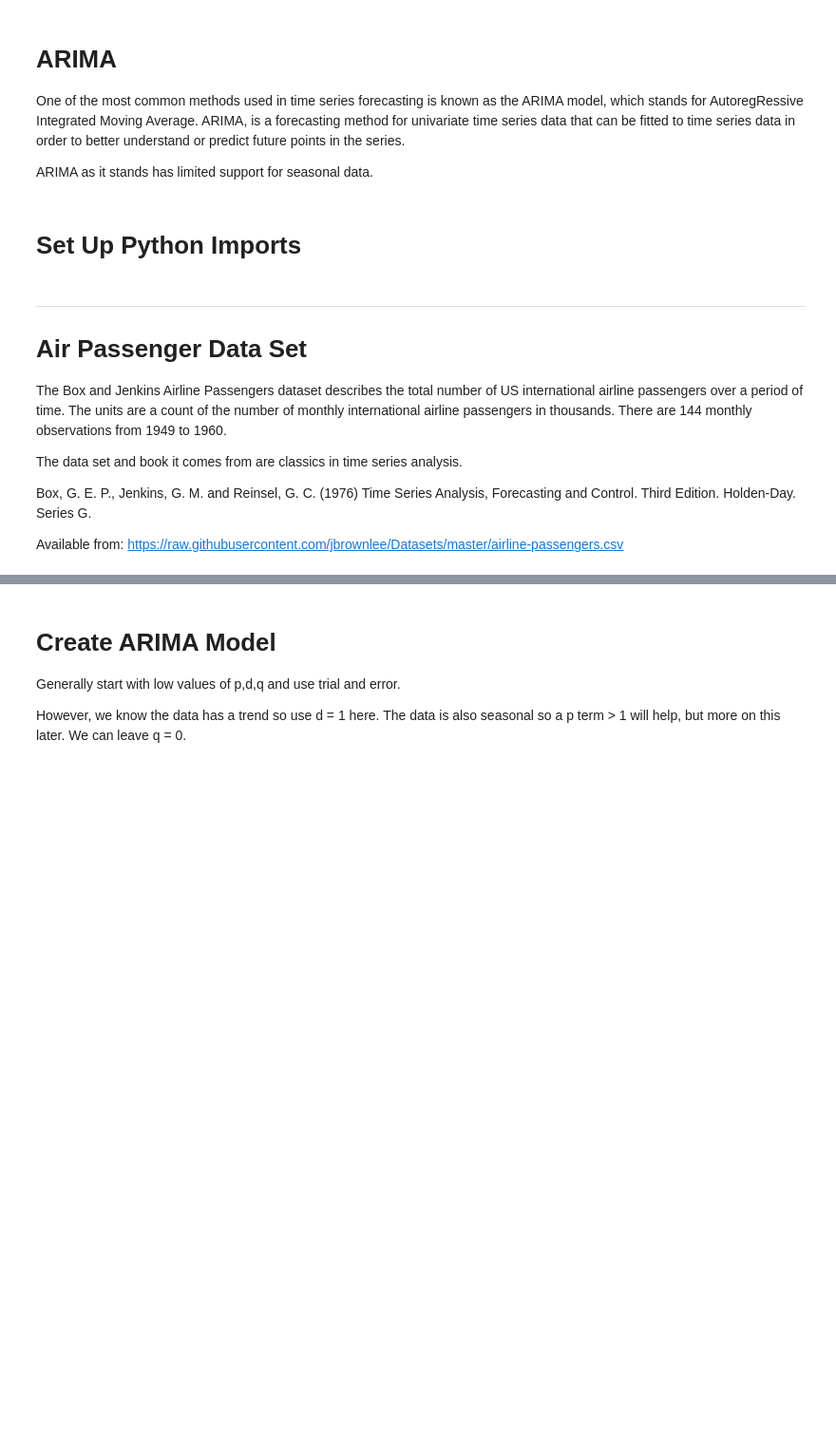
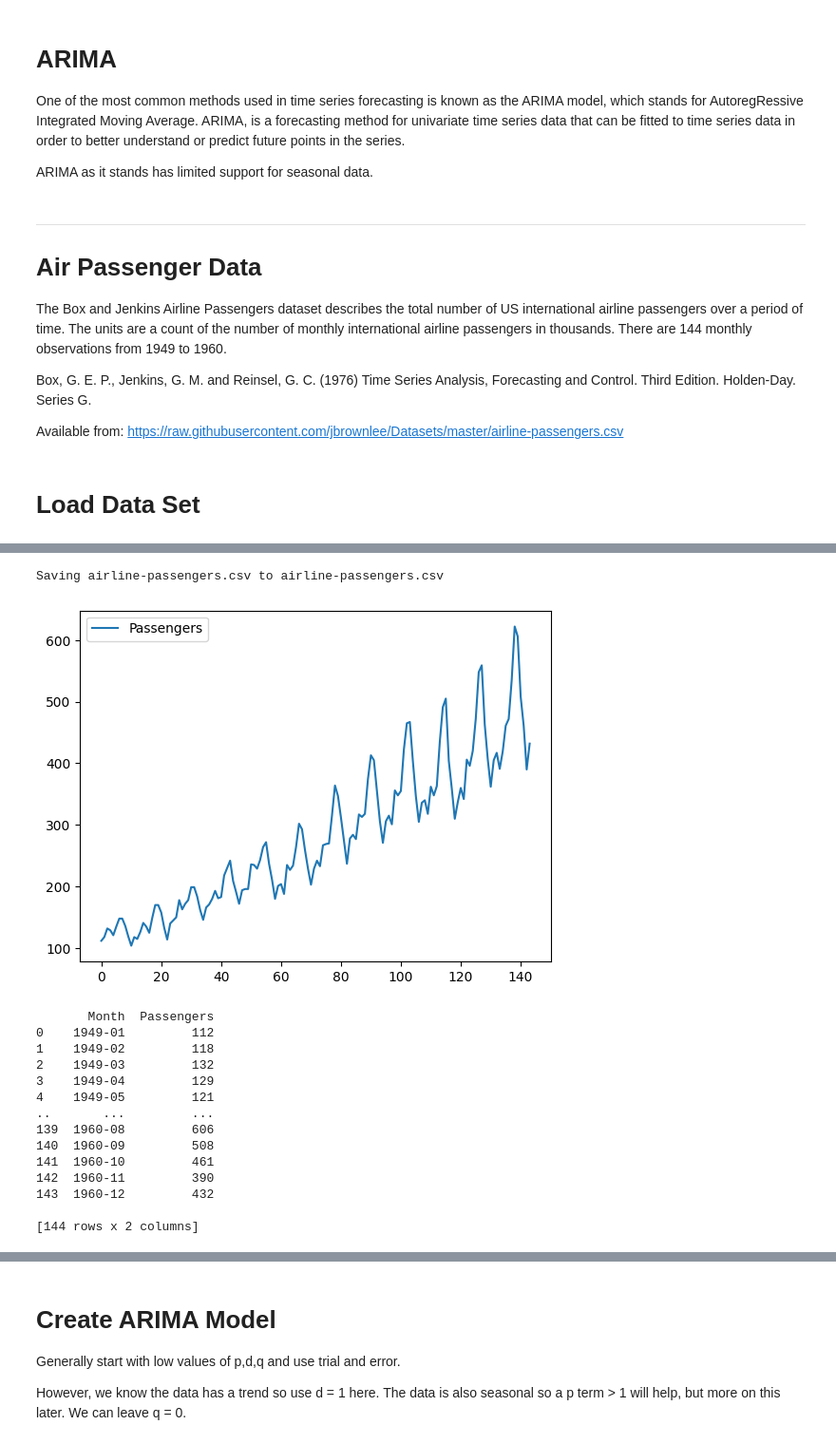
Before and after one commit to djdunc/casa0018, a Jupyter notebook: Week7/CASA0018_7_1_ARIMA.ipynb, the cells around one changed output, grey strips where cells are left out. Shown at 95% size. Saved outputs shown, nothing was run; the diff lists cells and outputs as text; code cells hidden in the pictures; blank space fills up the shorter version.

```diff
--- a/Week7/CASA0018_7_1_ARIMA.ipynb
+++ b/Week7/CASA0018_7_1_ARIMA.ipynb
@@ -7,8 +5,6 @@ One of the most common methods used in time series forecasting is known as the A
 ARIMA, is a forecasting method for univariate time series data that can be fitted to time series data in order to better understand or predict future points in the series.
 
 ARIMA as it stands has limited support for seasonal data.
-# %% [markdown]
-# Set Up Python Imports
 # %%
 import pandas as pd
 import numpy as np
@@ -27,12 +20,23 @@ from pandas import read_csv
 # %% [markdown]
 --------------------------------------------------------------------------------
-# Air Passenger Data Set
+# Air Passenger Data
 
 The Box and Jenkins Airline Passengers dataset describes the total number of US international airline passengers over a period of time. The units are a count of the number of monthly international airline passengers in thousands. There are 144 monthly observations from 1949 to 1960.
-
-The data set and book it comes from are classics in time series analysis.
 
 Box, G. E. P., Jenkins, G. M. and Reinsel, G. C. (1976) Time Series Analysis, Forecasting and Control. Third Edition. Holden-Day. Series G.
 
 Available from:
 https://raw.githubusercontent.com/jbrownlee/Datasets/master/airline-passengers.csv
+# %% [markdown]
+# Load Data Set
+# %%
+from google.colab import files
+from pandas import read_csv
+
+uploaded = files.upload()
+
+airpass = read_csv('airline-passengers.csv')
+airpass.plot()
+plt.show()
+print(airpass)
+# %% [output]
@@ -39 +44,17 @@ https://raw.githubusercontent.com/jbrownlee/Datasets/master/airline-passengers.c
+Saving airline-passengers.csv to airline-passengers.csv
+[figure, added]
+       Month  Passengers
+0    1949-01         112
+1    1949-02         118
+2    1949-03         132
+3    1949-04         129
+4    1949-05         121
+..       ...         ...
+139  1960-08         606
+140  1960-09         508
+141  1960-10         461
+142  1960-11         390
+143  1960-12         432
+
+[144 rows x 2 columns]
 # %% [markdown]
```
Also changed, not shown: parts of 11 cells of this notebook.
